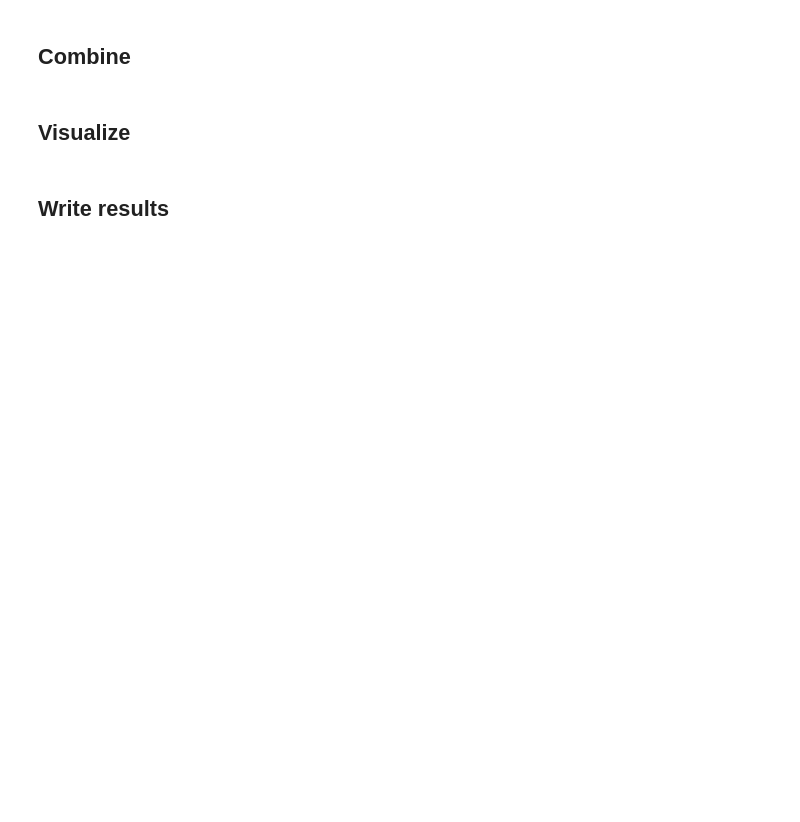
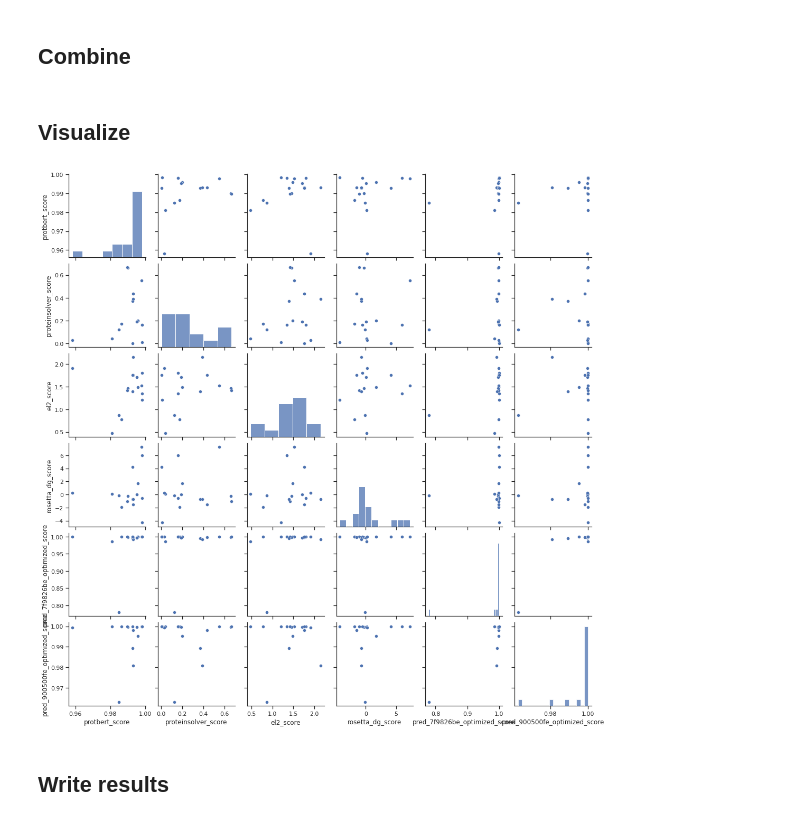
Before and after one commit to elaspic/cagi6-submission, a Jupyter notebook: notebooks/40_cagi6_cam_submission.ipynb, the cells around one changed output. Saved outputs shown, nothing was run; the diff lists cells and outputs as text; code cells hidden in the pictures; blank space fills up the shorter version.

```diff
--- a/notebooks/40_cagi6_cam_submission.ipynb
+++ b/notebooks/40_cagi6_cam_submission.ipynb
@@ -349,6 +400,11 @@ mutation_features = list(
         total=len(result_df),
     )
 )
+# %%
+mutation_features = [
+    {k: v for k, v in features.items() if "proteinsolver_core_features" not in k}
+    for features in mutation_features
+]
 # %%
 # In all cases, higher scores means less stable (same as ΔΔG)
 result_df["protbert_score"] = [
@@ -364,20 +486,40 @@ KeyError: 'pca-proteinsolver_core_features_protein_wt-core'
 ## Combine
 # %%
 rosetta_results_df["rosetta_dg_score"] = rosetta_results_df["rosetta_dg_change"]
+# %%
+for column in ["pred_7f9826be_optimized", "pred_900500fe_optimized"]:
+    prediction_df[f"{column}_score"] = prediction_df[column]
 # %%
-try:
-    del result_df["rosetta_dg_score"]
-except KeyError:
-    pass
-
-result_df = result_df.merge(rosetta_results_df[["mut", "rosetta_dg_score"]], on="mut", how="left")
+final_result_df = result_df.merge(
+    rosetta_results_df[["mut", "rosetta_dg_score"]], on="mut", how="left"
+).merge(
+    prediction_df[
+        ["mut"]
+        + [
+            c
+            for c in prediction_df
+            if c.startswith("pred_") and (c.endswith("_score") or c.endswith("_ratio"))
+        ]
+    ]
+)
 # %% [markdown]
 ## Visualize
 # %%
 sns.set(style="ticks", color_codes=True)
 g = sns.pairplot(
-    result_df[["protbert_score", "proteinsolver_score", "el2_score", "rosetta_dg_score"]]
+    final_result_df[
+        [
+            "protbert_score",
+            "proteinsolver_score",
+            "el2_score",
+            "rosetta_dg_score",
+            "pred_7f9826be_optimized_score",
+            "pred_900500fe_optimized_score",
+        ]
+    ]
 )
+# %% [output]
+[figure, added]
 # %% [markdown]
 ## Write results
 # %%
```
Also changed, not shown: parts of 16 cells of this notebook, 11 other files.
